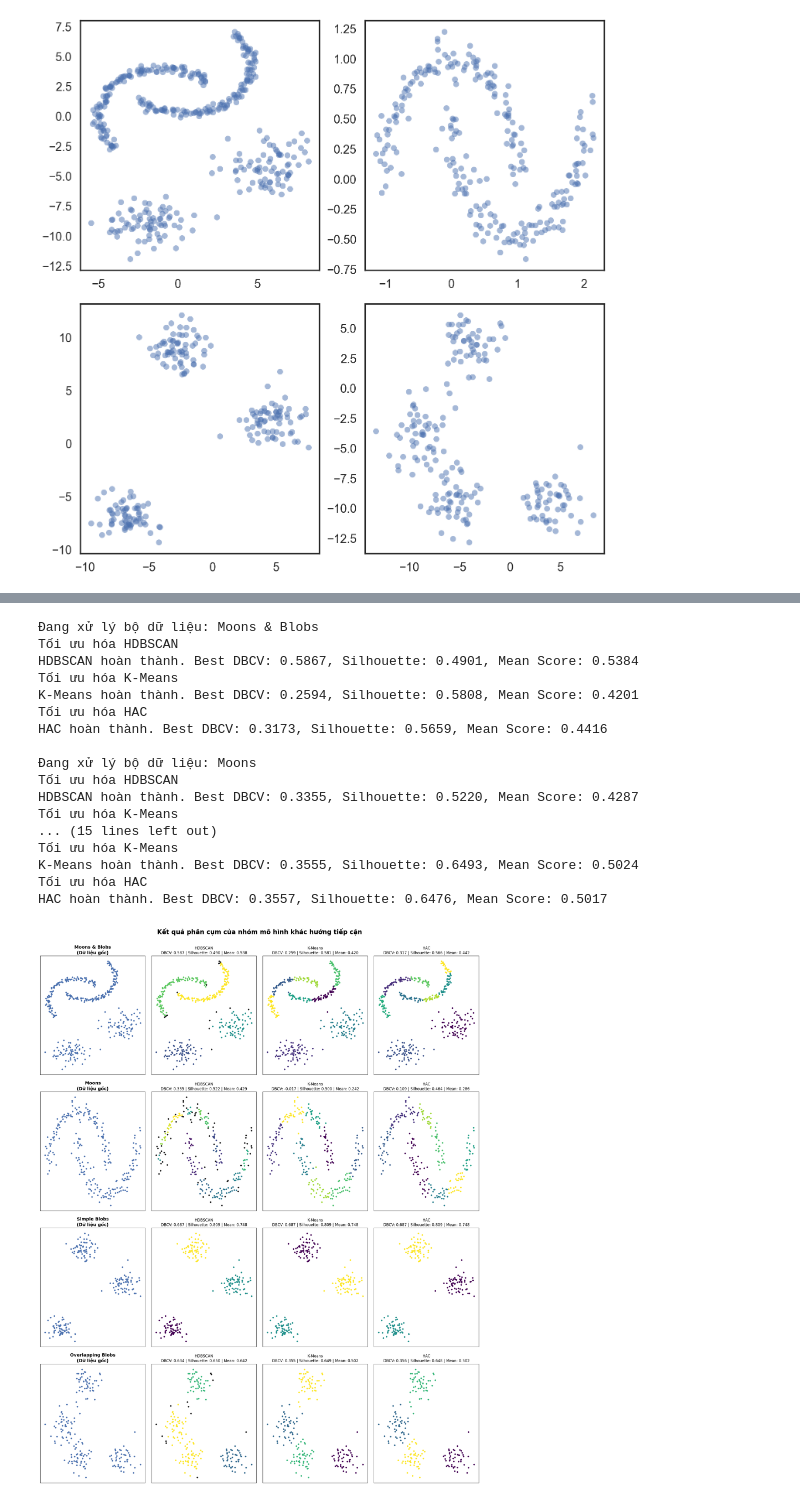
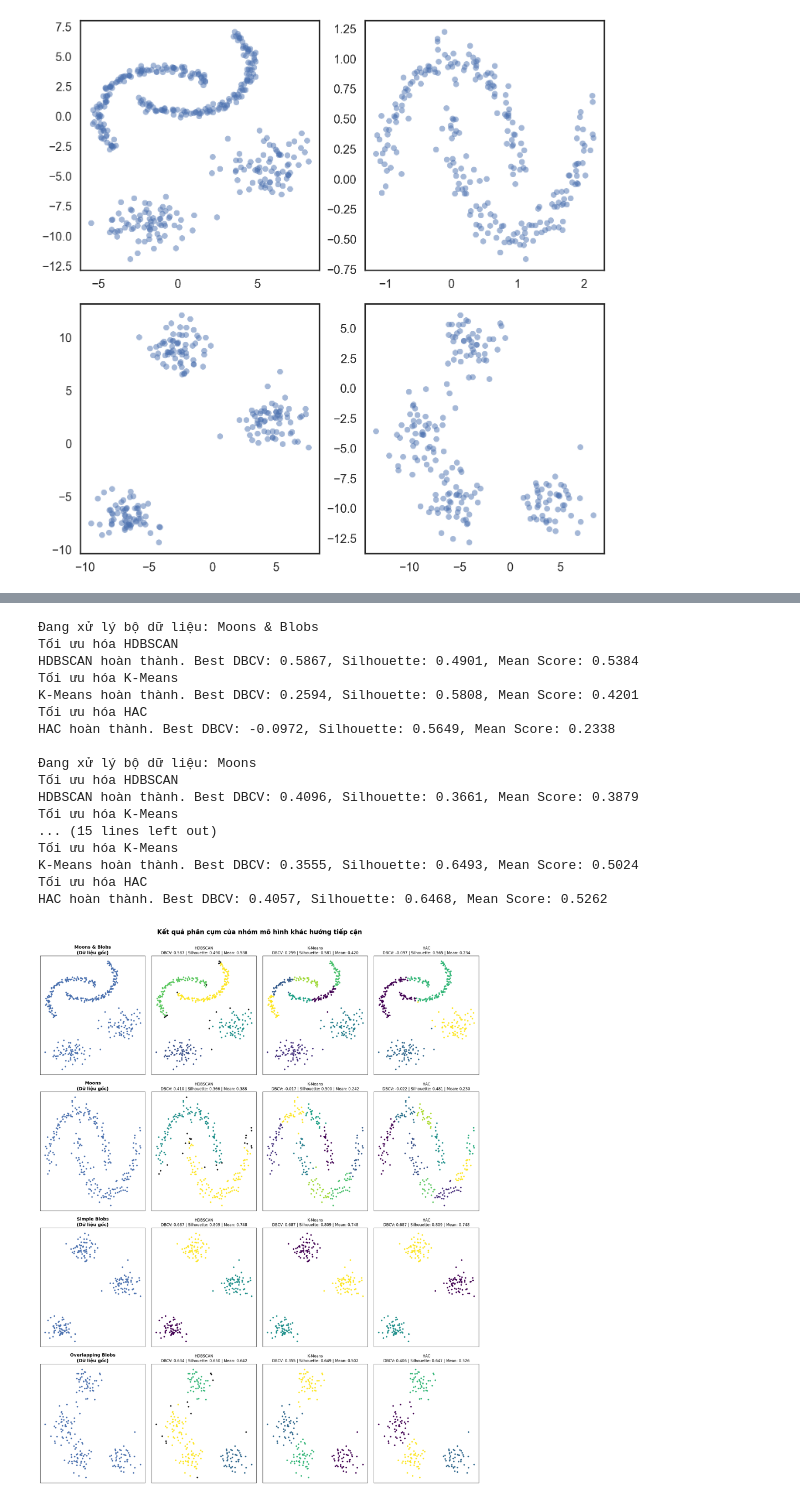
Before and after one commit to Zile228/-Machine-Learning-HDBSCAN-, a Jupyter notebook: src/SimpleDemo_ModelComparison.ipynb, the cells around one changed output, grey strips where cells are left out. Drawn from its saved outputs; the diff is of its cells as text; code cells hidden in the pictures.

```diff
--- a/src/SimpleDemo_ModelComparison.ipynb
+++ b/src/SimpleDemo_ModelComparison.ipynb
@@ -414,9 +412,12 @@ for name, data_scaled in datasets.items():
         study.optimize(lambda trial: objective_func(trial, data_scaled), n_trials=N_TRIALS, show_progress_bar=False)
 
         best_params = study.best_params
-        best_trial   = study.best_trial
-        best_dbcv = best_trial.user_attrs.get("dbcv", np.nan)
-        best_silhouette = study.best_trial.user_attrs.get("silhouette", np.nan)
+        if model_name in ["HDBSCAN", "Mean Shift", "DBSCAN"]:
+            best_dbcv = study.best_value
+            best_silhouette = study.best_trial.user_attrs.get("silhouette", "N/A")
+        else:
+            best_silhouette = study.best_value
+            best_dbcv = study.best_trial.user_attrs.get("dbcv", np.nan)
 
         # Chạy lại mô hình với tham số tốt nhất để lấy nhãn
         if model_name == "Mean Shift":
@@ -493,37 +494,37 @@ for i, (data_name, data_scaled) in enumerate(datasets.items()):
         params_str = ", ".join(params_str_parts)
 
         title_str = (
             f"{model_name}\n"
             f"DBCV: {dbcv_score:.3f} | Silhouette: {sil_score:.3f} | Mean: {(dbcv_score + sil_score)/2:.3f}"
             #f"Params: {params_str}"
         )
 
         # Giảm cỡ chữ một chút để vừa vặn hơn
         ax.set_title(title_str, fontsize=12)
         ax.set_xticks([])
         ax.set_yticks([])
 
 plt.tight_layout(pad=2.0)
 plt.show()
 # %% [output]
 Đang xử lý bộ dữ liệu: Moons & Blobs
 Tối ưu hóa HDBSCAN
 HDBSCAN hoàn thành. Best DBCV: 0.5867, Silhouette: 0.4901, Mean Score: 0.5384
 Tối ưu hóa K-Means
 K-Means hoàn thành. Best DBCV: 0.2594, Silhouette: 0.5808, Mean Score: 0.4201
 Tối ưu hóa HAC
-HAC hoàn thành. Best DBCV: 0.3173, Silhouette: 0.5659, Mean Score: 0.4416
+HAC hoàn thành. Best DBCV: -0.0972, Silhouette: 0.5649, Mean Score: 0.2338
 
 Đang xử lý bộ dữ liệu: Moons
 Tối ưu hóa HDBSCAN
-HDBSCAN hoàn thành. Best DBCV: 0.3355, Silhouette: 0.5220, Mean Score: 0.4287
+HDBSCAN hoàn thành. Best DBCV: 0.4096, Silhouette: 0.3661, Mean Score: 0.3879
 Tối ưu hóa K-Means
 ... (15 lines left out)
 Tối ưu hóa K-Means
 K-Means hoàn thành. Best DBCV: 0.3555, Silhouette: 0.6493, Mean Score: 0.5024
 Tối ưu hóa HAC
-HAC hoàn thành. Best DBCV: 0.3557, Silhouette: 0.6476, Mean Score: 0.5017
+HAC hoàn thành. Best DBCV: 0.4057, Silhouette: 0.6468, Mean Score: 0.5262
-[figure, old version]
+[figure, new version]
 # %%
 summary_rows = []
 
```
Also changed, not shown: parts of 6 cells of this notebook.
